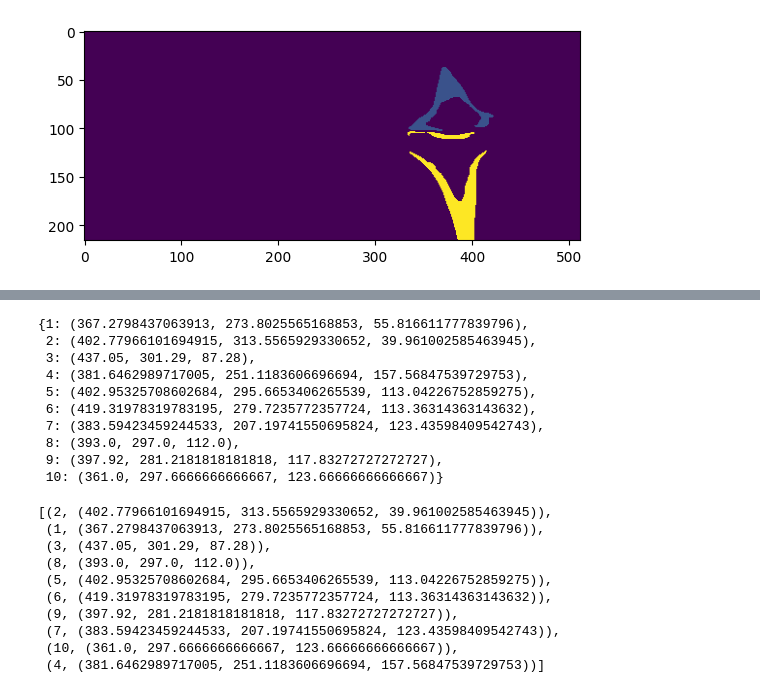
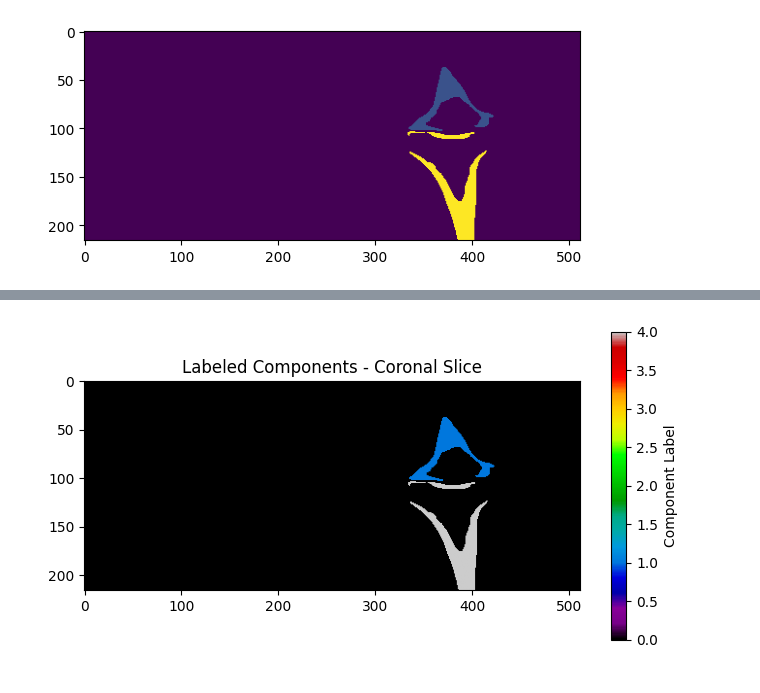
Before and after one commit to S-acharya57/Medical-Imaging-Tasks, a Jupyter notebook: DeepLearningTask/image_eda.ipynb, the cells around one changed output, grey strips where cells are left out. Saved outputs shown, nothing was run; the diff lists cells and outputs as text; code cells hidden in the pictures.

```diff
--- a/DeepLearningTask/image_eda.ipynb
+++ b/DeepLearningTask/image_eda.ipynb
@@ -81,7 +95,7 @@ blurred = filters.gaussian(image, sigma=0.1)
 print(blurred.shape, type(blurred))
 
 
-threshold = 390
+threshold = 400
 binary = image > threshold
 
 plt.imshow(binary[:, coronal_index, :])
@@ -159,29 +152,13 @@ plt.show()
-# %%
-# get centroids and sort the components
-centroids = {l: stats.GetCentroid(l) for l in stats.GetLabels()}
-centroids
-# %% [output]
-{1: (367.2798437063913, 273.8025565168853, 55.816611777839796),
- 2: (402.77966101694915, 313.5565929330652, 39.961002585463945),
- 3: (437.05, 301.29, 87.28),
- 4: (381.6462989717005, 251.1183606696694, 157.56847539729753),
- 5: (402.95325708602684, 295.6653406265539, 113.04226752859275),
- 6: (419.31978319783195, 279.7235772357724, 113.36314363143632),
- 7: (383.59423459244533, 207.19741550695824, 123.43598409542743),
- 8: (393.0, 297.0, 112.0),
- 9: (397.92, 281.2181818181818, 117.83272727272727),
- 10: (361.0, 297.6666666666667, 123.66666666666667)}
-# %%
-sorted_labels = sorted(centroids.items(), key=lambda kv: kv[1][2])
-sorted_labels
-# %% [output]
-[(2, (402.77966101694915, 313.5565929330652, 39.961002585463945)),
- (1, (367.2798437063913, 273.8025565168853, 55.816611777839796)),
- (3, (437.05, 301.29, 87.28)),
- (8, (393.0, 297.0, 112.0)),
- (5, (402.95325708602684, 295.6653406265539, 113.04226752859275)),
- (6, (419.31978319783195, 279.7235772357724, 113.36314363143632)),
- (9, (397.92, 281.2181818181818, 117.83272727272727)),
- (7, (383.59423459244533, 207.19741550695824, 123.43598409542743)),
- (10, (361.0, 297.6666666666667, 123.66666666666667)),
- (4, (381.6462989717005, 251.1183606696694, 157.56847539729753))]
+# %%
+labeled_np = sitk.GetArrayFromImage(labeled)
+
+# coronal_index = 256
+slice_img = labeled_np[:, coronal_index, :]
+
+plt.figure(figsize=(8, 4))
+plt.imshow(slice_img, cmap='nipy_spectral')
+plt.title("Labeled Components - Coronal Slice")
+plt.colorbar(label='Component Label')
+plt.show()
+# %% [output]
+[figure, added]
```
Also changed, not shown: parts of 22 cells of this notebook.
